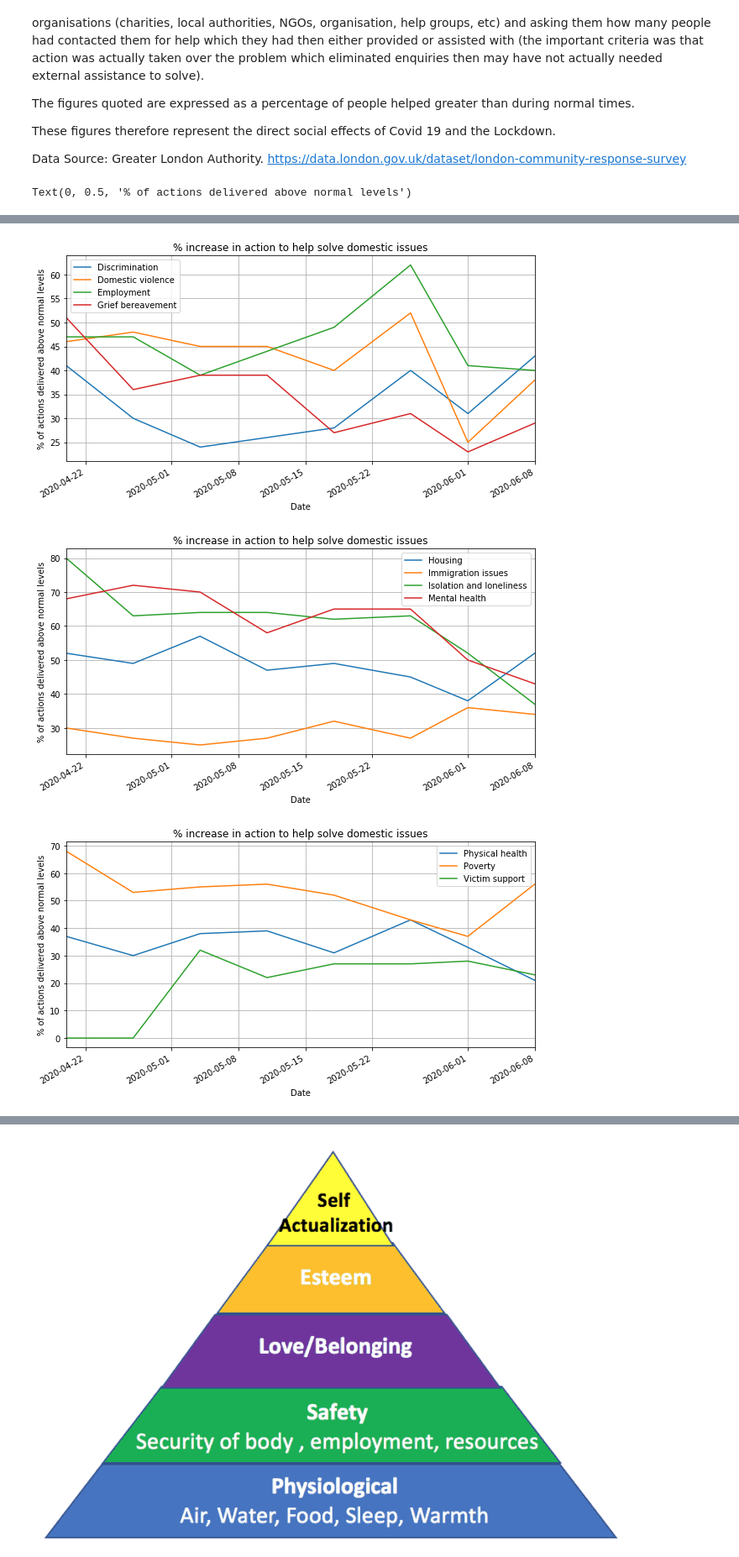
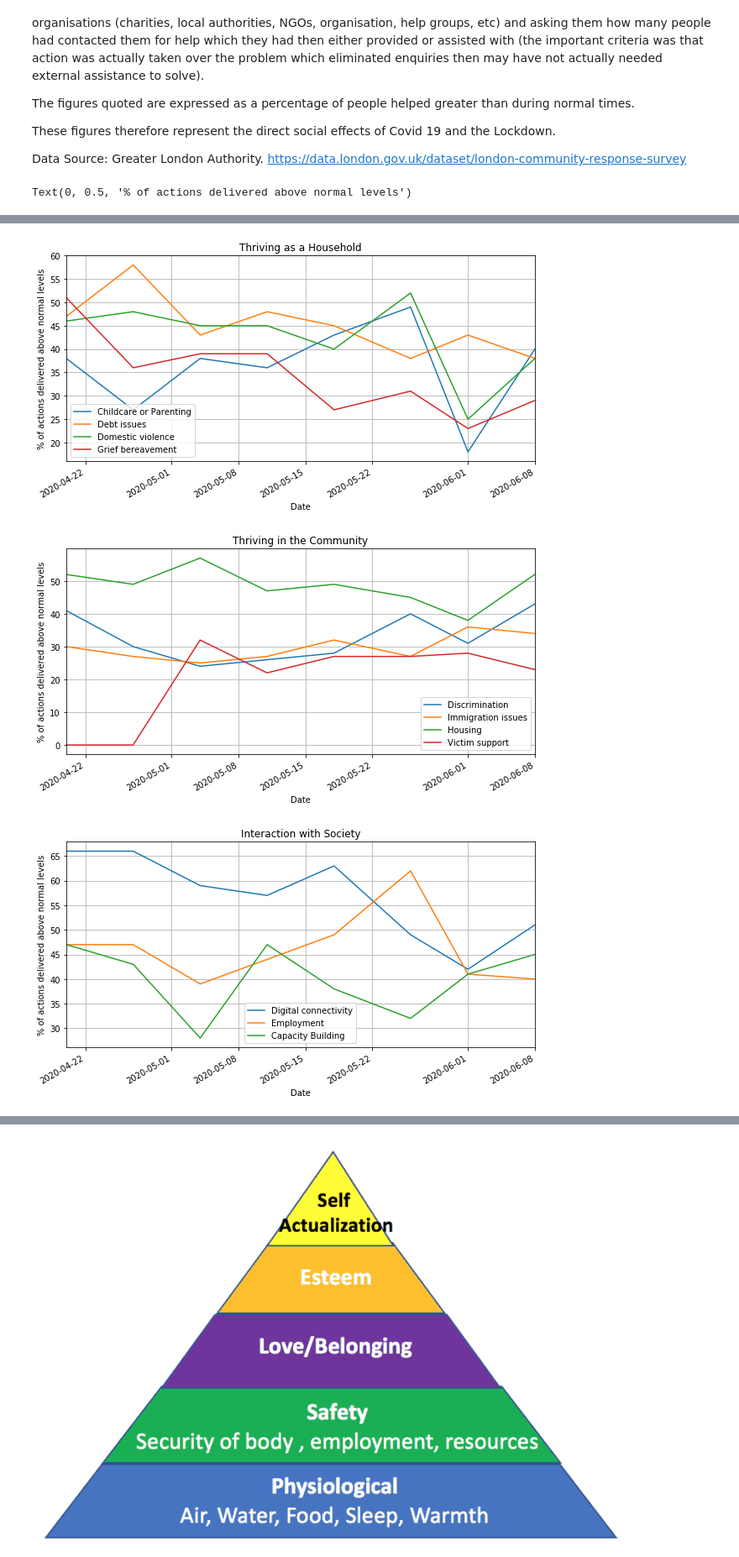
Before and after one commit to aricooperdavis/coronasaurus_NERCHackathonTwo_LearningFromLockdown, a Jupyter notebook: society/society_master.ipynb, the cells around one changed output, grey strips where cells are left out. Shown at 84% size. Saved outputs shown, nothing was run; the diff lists cells and outputs as text; code cells hidden in the pictures.

```diff
--- a/society/society_master.ipynb
+++ b/society/society_master.ipynb
@@ -76,15 +76,15 @@ df['Date'] = to_datetime(df['Date'])
 # %%
 df.index = df['Date']
 # %%
-ax=df[['Access to benefits', 	'Access to care', 	'Access to food', 	'Access to health']].plot(grid=True, figsize=(10,5),title='% increase in action to help solve domestic issues')
+ax=df[['Access to benefits', 	'Access to care', 	'Access to food', 	'Access to health']].plot(grid=True, figsize=(10,5),title='Meeting Basic Needs to Survive')
 ax.set_ylabel('% of actions delivered above normal levels')
-bx=df[['Capacity Building', 	'Childcare or Parenting', 	'Debt issues', 	'Digital connectivity']].plot(grid=True, figsize=(10,5),title='% increase in action to help solve domestic issues')
+bx=df[['Mental health', 'Isolation and loneliness','Physical health','Poverty']].plot(grid=True, figsize=(10,5),title='Meeting Individual Needs to Thrive')
 bx.set_ylabel('% of actions delivered above normal levels')
-cx=df[['Discrimination', 	'Domestic violence', 	'Employment', 	'Grief bereavement']].plot(grid=True, figsize=(10,5),title='% increase in action to help solve domestic issues')
+cx=df[['Childcare or Parenting', 'Debt issues','Domestic violence','Grief bereavement']].plot(grid=True, figsize=(10,5),title='Thriving as a Household')
 cx.set_ylabel('% of actions delivered above normal levels')
-dx=df[['Housing', 	'Immigration issues', 	'Isolation and loneliness', 	'Mental health']].plot(grid=True, figsize=(10,5),title='% increase in action to help solve domestic issues')
+dx=df[['Discrimination','Immigration issues','Housing', 'Victim support']].plot(grid=True, figsize=(10,5),title='Thriving in the Community')
 dx.set_ylabel('% of actions delivered above normal levels')
-ex=df[['Physical health', 	'Poverty', 	'Victim support']].plot(grid=True, figsize=(10,5),title='% increase in action to help solve domestic issues')
+ex=df[['Digital connectivity','Employment','Capacity Building']].plot(grid=True, figsize=(10,5),title='Interaction with Society')
 ex.set_ylabel('% of actions delivered above normal levels')
 # %% [output]
 Text(0, 0.5, '% of actions delivered above normal levels')
@@ -93,6 +93,6 @@ Text(0, 0.5, '% of actions delivered above normal levels')
-[figure, old version]
+[figure, new version]
-[figure, old version]
+[figure, new version]
-[figure, old version]
+[figure, new version]
 # %% [markdown]
 Characterising the trends over the lockdown period of each type of action there are 2 classifications that can be made:
 
```
Also changed, not shown: parts of 3 cells of this notebook.
